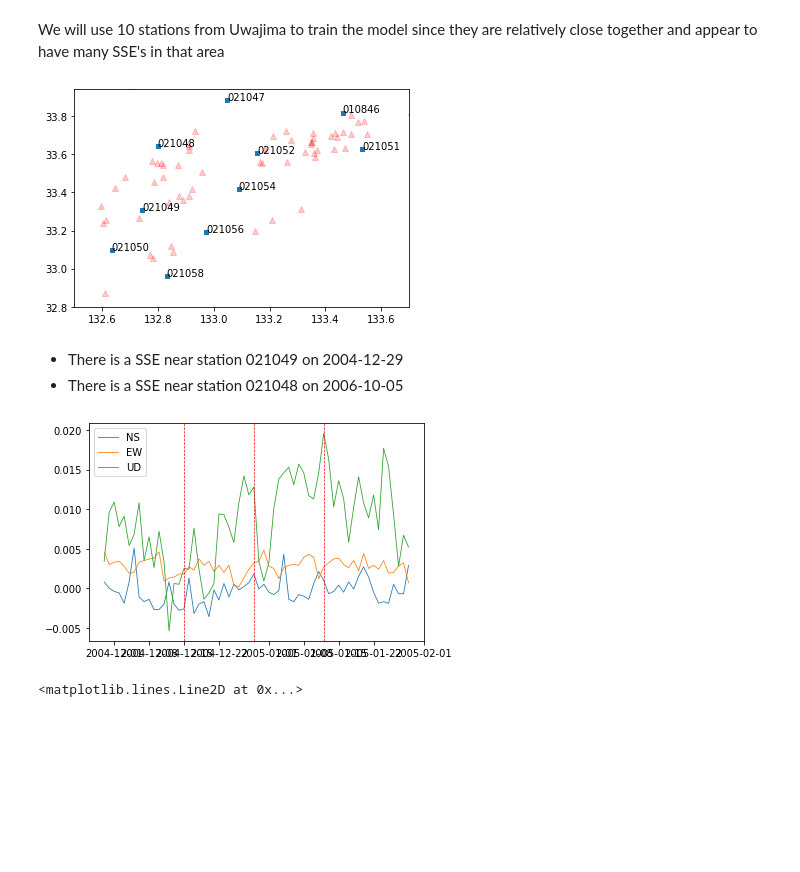
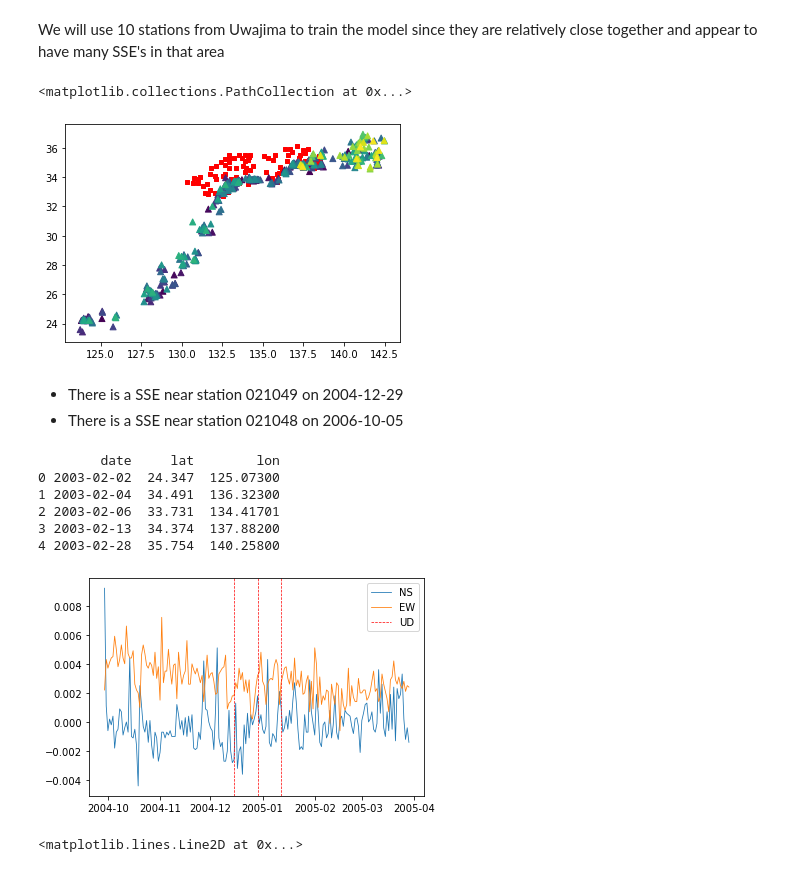
Before and after one commit to HaxbyH/JapanSSEs, a Jupyter notebook: japan-notebook.ipynb, the cells around one changed output. Drawn from its saved outputs; the diff is of its cells as text; code cells hidden in the pictures; blank space fills up the shorter version.

```diff
--- a/japan-notebook.ipynb
+++ b/japan-notebook.ipynb
@@ -45,6 +45,8 @@ dates = pd.date_range('2004-01-01', '2020-01-01')
 stationsprocessed = 0
 for filename in files:
     if filename.endswith(".res"):
+        if filename.startswith("._"):
+            continue
         # read in file
         path = os.path.join(directory_name, filename)
         GNSSdataframe = pd.read_csv(path, delim_whitespace=True, header=None)
@@ -168,31 +170,41 @@ plt.imshow(ruh_m, zorder=0, extent = BBox, aspect= 'equal');
 # %% [markdown]
 We will use 10 stations from Uwajima to train the model since they are relatively close together and appear to have many SSE's in that area
 # %%
-plt.scatter(stations_cord_df.lon, stations_cord_df.lat, zorder=1, marker='s', s=10)
-for name in stationnames:
-    plt.annotate(name, (stations_cord_df[stations_cord_df.station==name].lon, stations_cord_df[stations_cord_df.station==name].lat))
-plt.scatter(sortedSSE.lon, sortedSSE.lat, alpha=0.2, color='red', marker='^')
+plt.scatter(stations_cord_df.lon, stations_cord_df.lat, zorder=1, marker='s', s=10, color='r')
+# for name in stationnames:
+#     plt.annotate(name, (stations_cord_df[stations_cord_df.station==name].lon, stations_cord_df[stations_cord_df.station==name].lat))
+plt.scatter(sortedSSE.lon, sortedSSE.lat, alpha=1, c=sortedSSE.date, marker='^')
 
 # this is messy but used to find a SSE date close to a station
-# for i in range(knownSSE.shape[0]):
-#     plt.annotate(knownSSE.loc[i].date, (knownSSE.loc[i].lon, knownSSE.loc[i].lat),
+# for i in range(sortedSSE.shape[0]):
+#     plt.annotate(sortedSSE.loc[i].date, (sortedSSE.loc[i].lon, sortedSSE.loc[i].lat),
 #                  fontsize=6)
-plt.xlim(132.5,133.7)
-plt.ylim(32.8,33.94);
+# plt.xlim(132.5,133.7)
+# plt.ylim(32.8,33.94);
 # %% [output]
+<matplotlib.collections.PathCollection at 0x...>
-[figure, old version]
+[figure, new version]
 # %% [markdown]
 - There is a SSE near station 021049 on 2004-12-29
 - There is a SSE near station 021048 on 2006-10-05
+# %%
+print(sortedSSE.head())
+# %% [output]
+        date     lat        lon
+0 2003-02-02  24.347  125.07300
+1 2003-02-04  34.491  136.32300
+2 2003-02-06  33.731  134.41701
+3 2003-02-13  34.374  137.88200
+4 2003-02-28  35.754  140.25800
 # %%
-station021049 = GNSSdata[stationnames.index('021049')]
-plt.plot(station021049.loc['2004-11-29':'2005-1-29'], linewidth=0.8)
+station021049 = GNSSdata[stationnames.index('021049')].drop(columns=["UD_displacement"])
+plt.plot(station021049.loc['2004-09-29':'2005-3-29'], linewidth=0.8)
 plt.axvline(pd.to_datetime('2004-12-29'), linestyle='--', linewidth=0.7, color='r')
 plt.axvline(pd.to_datetime('2004-12-15'), linestyle='--', linewidth=0.7, color='r')
 plt.axvline(pd.to_datetime('2005-01-12'), linestyle='--', linewidth=0.7, color='r')
 plt.legend(["NS", "EW", "UD"]);
 # %% [output]
-[figure, old version]
+[figure, new version]
 # %%
 station021048 = GNSSdata[stationnames.index('021048')]
 plt.plot(station021048.loc['2006-9-05':'2006-11-05'], linewidth=0.8)
```
Also changed, not shown: parts of 8 cells of this notebook, 1 other file.
